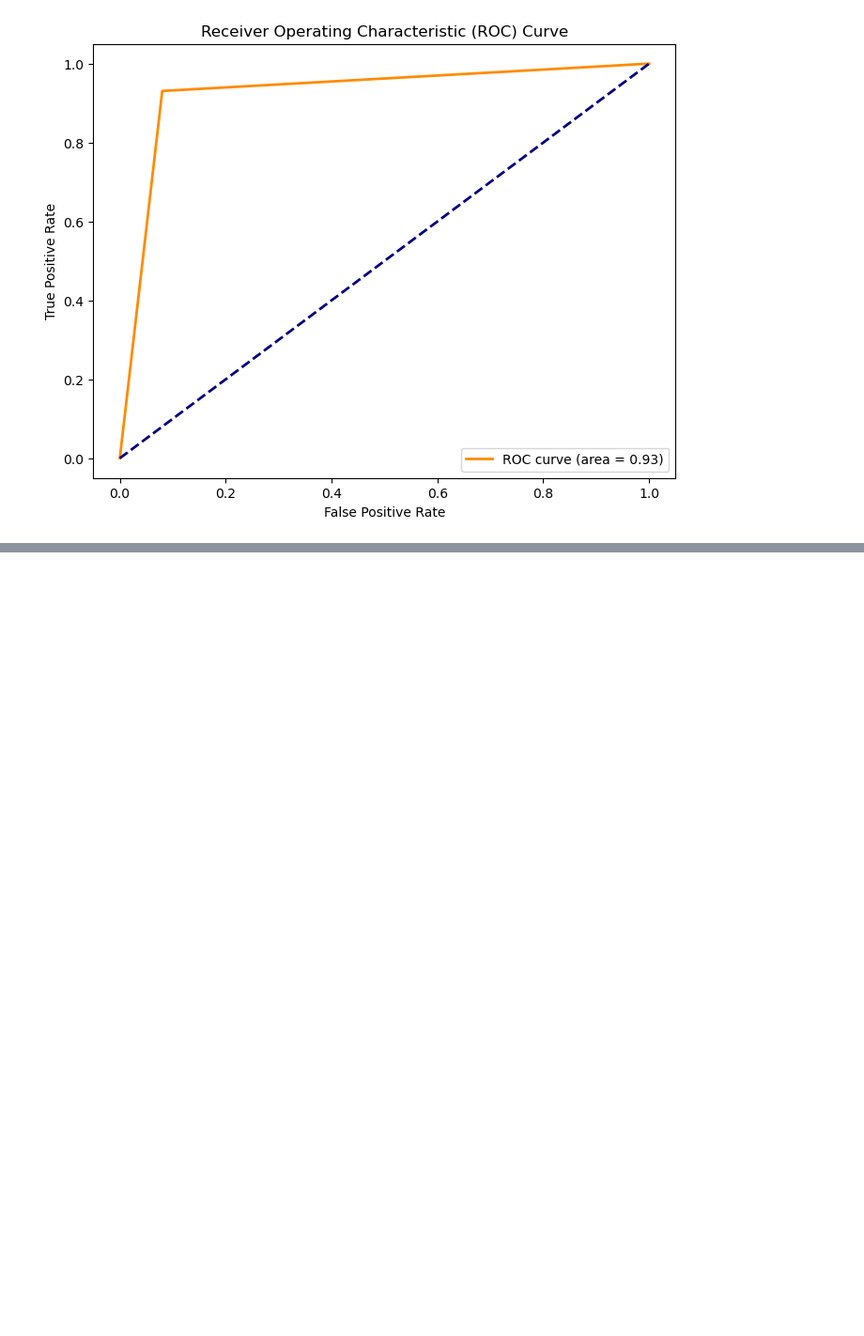
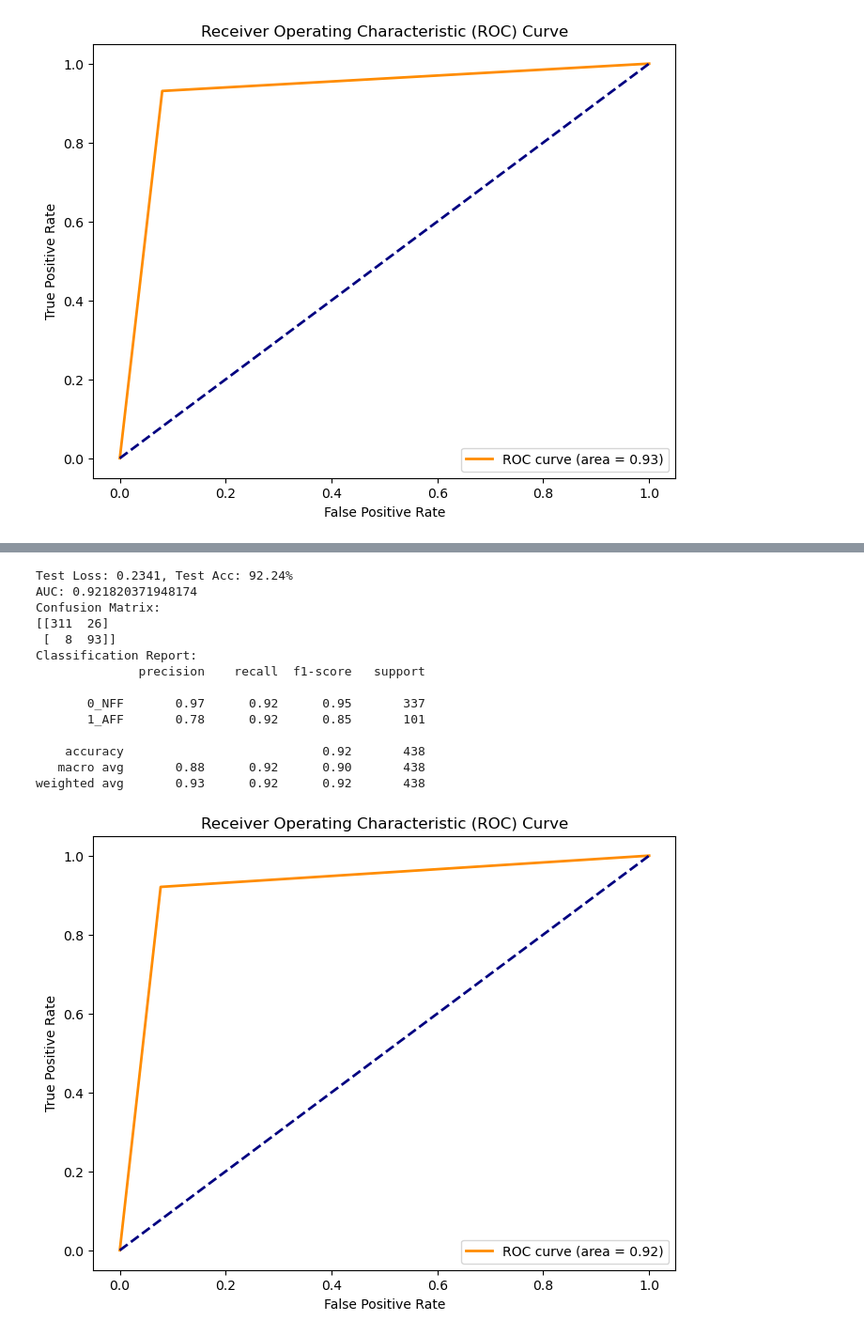
Before and after one commit to honzh073/FL, a Jupyter notebook: code/2_patient_level/2_1_imagefolder.ipynb, the cells around one changed output, grey strips where cells are left out. Shown at 94% size. Saved outputs shown, nothing was run; the diff lists cells and outputs as text; code cells hidden in the pictures; blank space fills up the shorter version.

```diff
--- a/code/2_patient_level/2_1_imagefolder.ipynb
+++ b/code/2_patient_level/2_1_imagefolder.ipynb
@@ -502,0 +545,18 @@ NameError: name 'test_model' is not defined
+# %%
+test_model(model=vgg19, test_dataset=test_dataset, batch_size=batch_size, device=device)
+# %% [output]
+Test Loss: 0.2341, Test Acc: 92.24%
+AUC: 0.921820371948174
+Confusion Matrix:
+[[311  26]
+ [  8  93]]
+Classification Report:
+              precision    recall  f1-score   support
+
+       0_NFF       0.97      0.92      0.95       337
+       1_AFF       0.78      0.92      0.85       101
+
+    accuracy                           0.92       438
+   macro avg       0.88      0.92      0.90       438
+weighted avg       0.93      0.92      0.92       438
+[figure, added]
```
Also changed, not shown: parts of 5 cells of this notebook, 22 other files.
